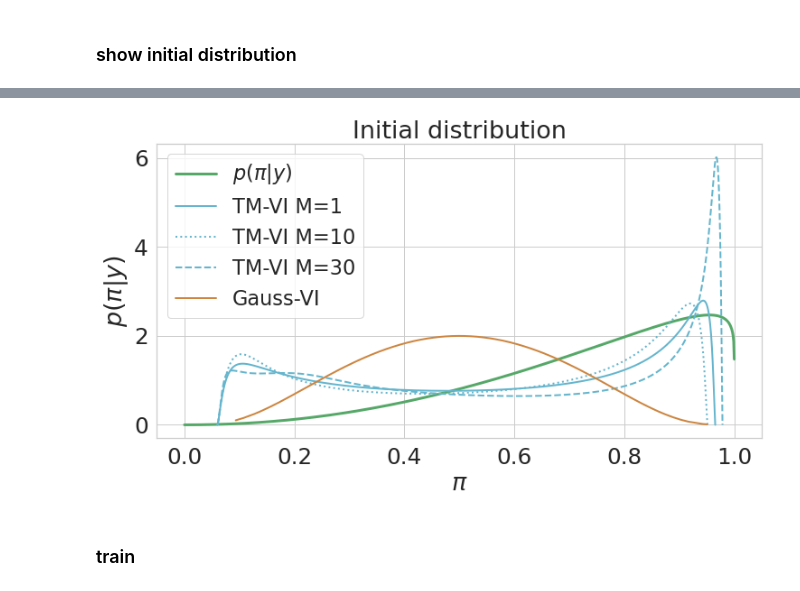
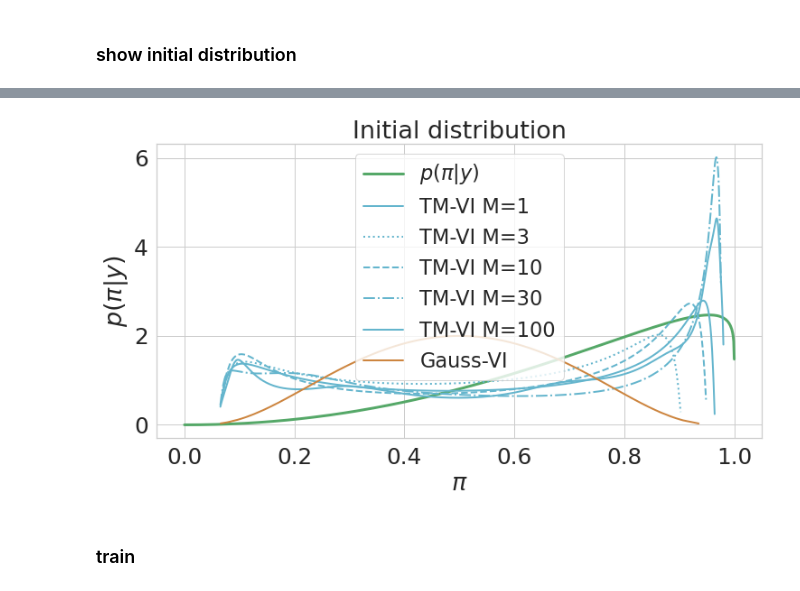
Before and after one commit to stefan1893/TM-VI, a Jupyter notebook: ipynb/00_conjugate_prior.ipynb, the cells around one changed output, grey strips where cells are left out. Saved outputs shown, nothing was run; the diff lists cells and outputs as text; code cells hidden in the pictures.

```diff
--- a/ipynb/00_conjugate_prior.ipynb
+++ b/ipynb/00_conjugate_prior.ipynb
@@ -132,7 +152,8 @@ def softplus_inv(y):
 ### initialize TM-VI
 # %%
 models = {}
-Ms = [1,10,30]
+Ms = [1,3,10,30,100,]
+# Ms = [1,10,]
 for M in Ms:
     # init params
     kernel_initializers=dict(kernel_init_alpha_w = initializers.RandomNormal(mean=1.5),
@@ -202,17 +222,18 @@ _________________________________________________________________
 plt.figure(figsize=(12,6))
 pdf_post = stats.beta(a=alpha_post, b=beta_post).pdf(x=pis)
 sns.lineplot(data=pd.DataFrame.from_dict({'$p(\pi|y)$':pdf_post, '$\pi$':pis}), x='$\pi$', y='$p(\pi|y)$', label='$p(\pi|y)$', linewidth=3, color='g')
-linestyles = ['-', ':', '--', '-.']
+linestyles = ['-', ':', '--', '-.',]
 ls = 0
 for name, model in models.items():
     layer = model.layers[0]
-    qw, w = layer.get_w_dist()
-    bij = tfp.bijectors.Sigmoid()
-    pi = bij(w)
-    log_q_pi = tf.math.log(qw) - bij.forward_log_det_jacobian(w, event_ndims=0)
+    pi, log_q_pi = layer.sample(num=1000, bijector=tfp.bijectors.Sigmoid())
+    pi = pi.numpy().squeeze()
+    sort = np.argsort(pi)
+    pi = pi[sort]
+    log_q_pi = log_q_pi.numpy().squeeze()[sort]
     q_pi = tf.math.exp(log_q_pi)
     if "TM-VI" in name:
-        plt.plot(pi, q_pi, label=name, linewidth=2., color='c', linestyle=linestyles[ls])
+        plt.plot(pi, q_pi, label=name, linewidth=2., color='c', linestyle=linestyles[ls%4])
         ls += 1
     else:
         plt.plot(pi, q_pi, label=name, linewidth=2., color='peru')
@@ -224,4 +252,4 @@ VI Gaus with: N(<tf.Variable 'conjungate_dense_vi_gauss/kernel_mu:0' shape=(1, 1
-[figure, old version]
+[figure, new version]
 # %% [markdown]
 ### train
 # %%
```
Also changed, not shown: parts of 14 cells of this notebook, 6 other files.
